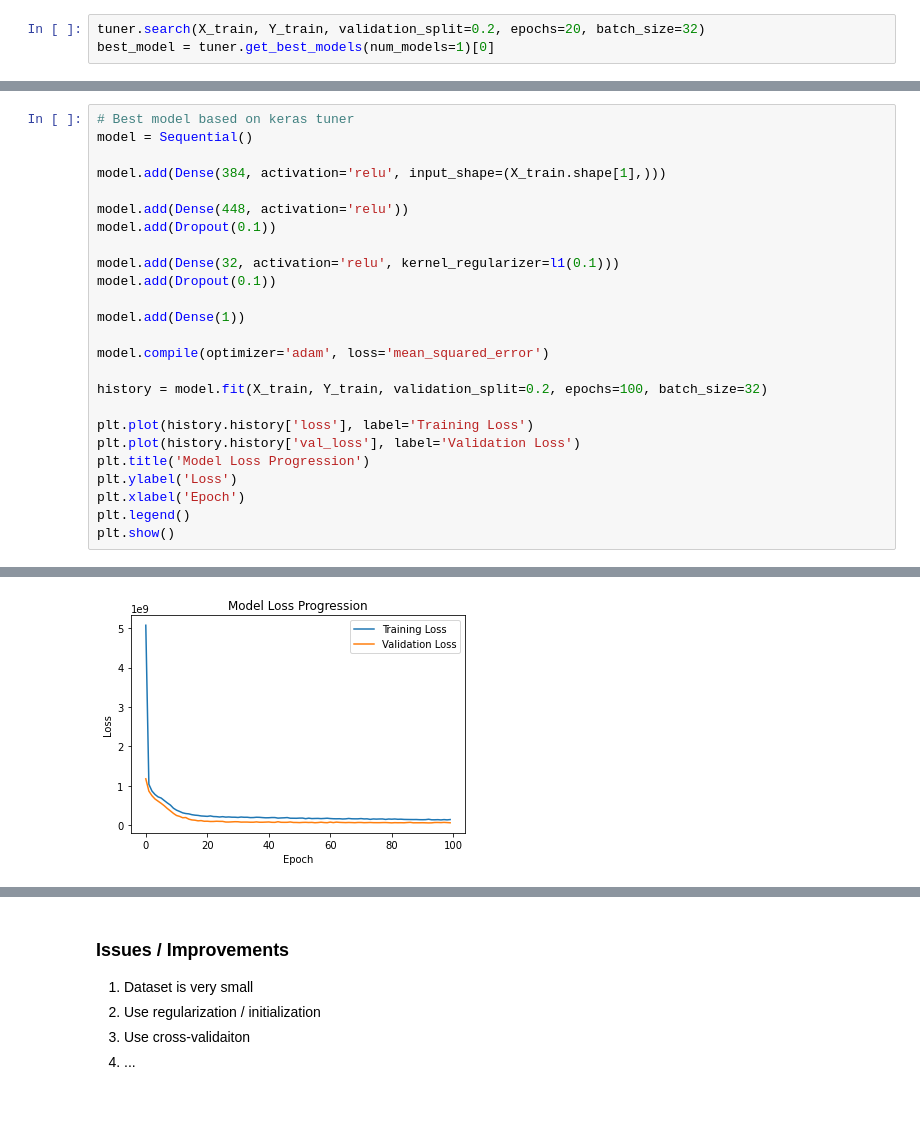
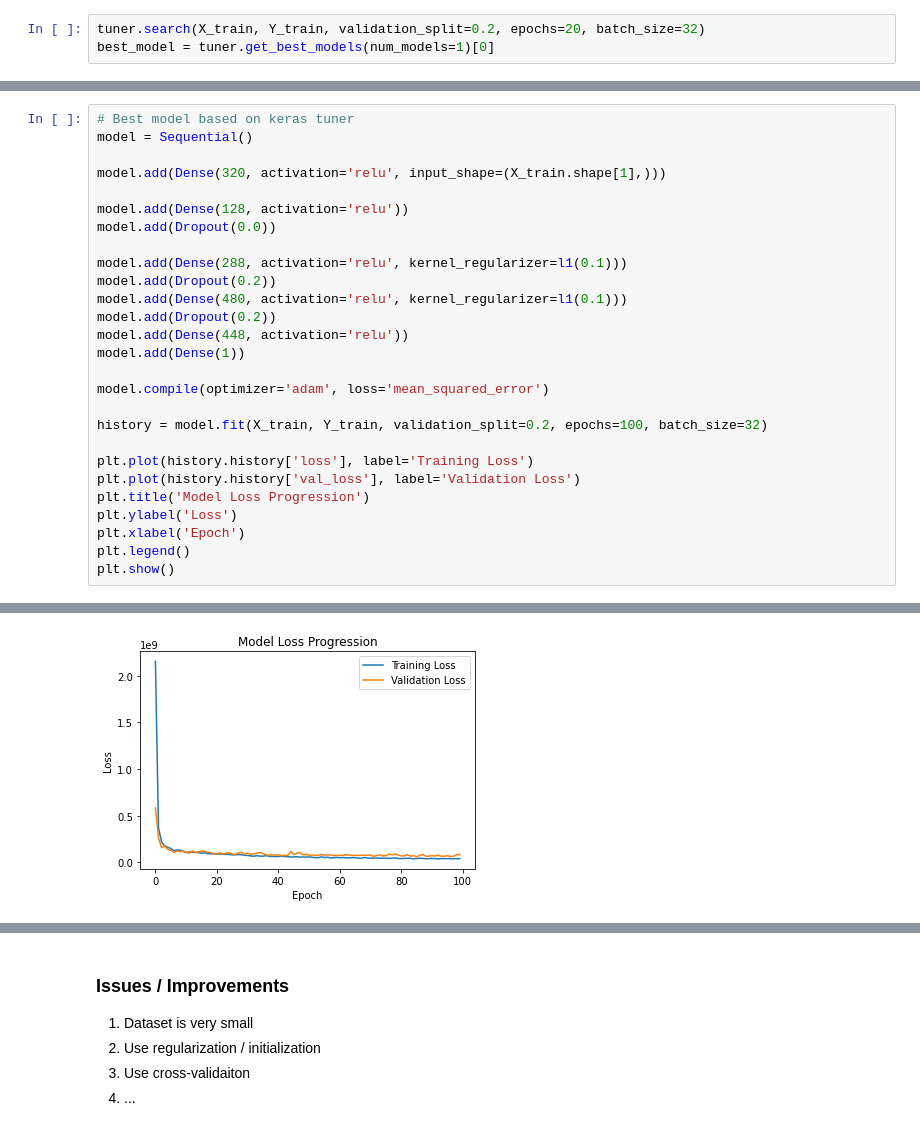
Before and after one commit to burghporter314/Food-Scarcity-Prediction, a Jupyter notebook: Food Scaricity - Dante Osbourne-Dylan Porter- Code.ipynb, the cells around one changed output, grey strips where cells are left out. Saved outputs shown, nothing was run; the diff lists cells and outputs as text.

```diff
--- a/Food Scaricity - Dante Osbourne-Dylan Porter- Code.ipynb
+++ b/Food Scaricity - Dante Osbourne-Dylan Porter- Code.ipynb
@@ -476,14 +552,16 @@ best_model = tuner.get_best_models(num_models=1)[0]
 # Best model based on keras tuner
 model = Sequential()
 
-model.add(Dense(384, activation='relu', input_shape=(X_train.shape[1],)))
+model.add(Dense(320, activation='relu', input_shape=(X_train.shape[1],)))
 
+model.add(Dense(128, activation='relu'))
+model.add(Dropout(0.0))
+
+model.add(Dense(288, activation='relu', kernel_regularizer=l1(0.1)))
+model.add(Dropout(0.2))
+model.add(Dense(480, activation='relu', kernel_regularizer=l1(0.1)))
+model.add(Dropout(0.2))
 model.add(Dense(448, activation='relu'))
-model.add(Dropout(0.1))
-
-model.add(Dense(32, activation='relu', kernel_regularizer=l1(0.1)))
-model.add(Dropout(0.1))
-
 model.add(Dense(1))
 
 model.compile(optimizer='adam', loss='mean_squared_error')
@@ -518 +596 @@ Epoch 100/100
-[figure, old version]
+[figure, new version]
```
Also changed, not shown: parts of 13 cells of this notebook.
